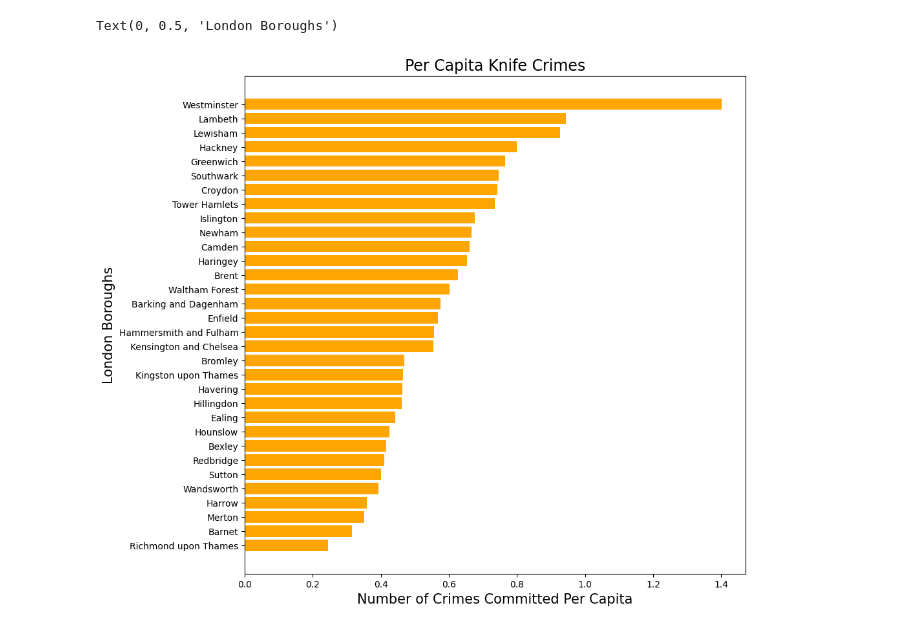
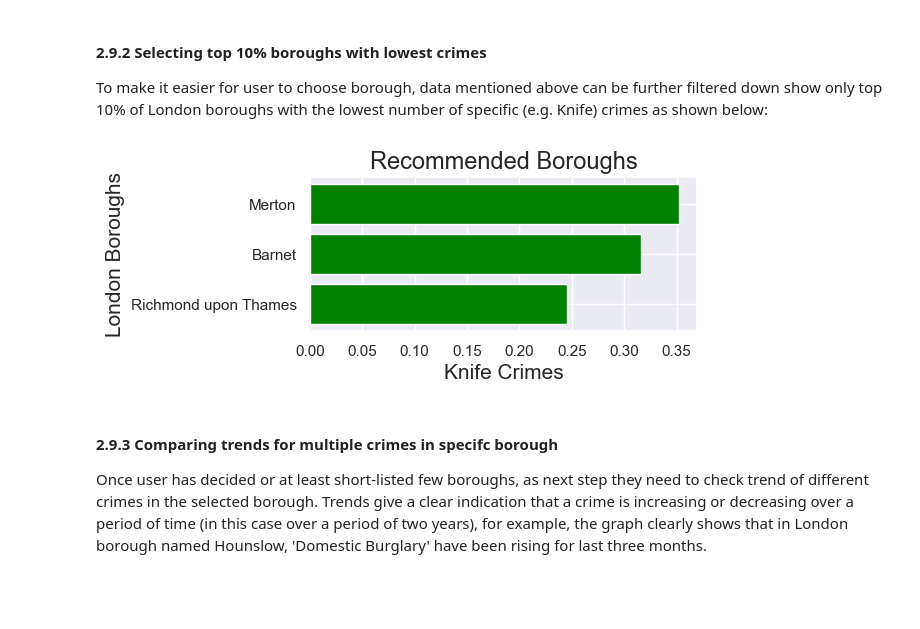
Before and after one commit to aqilzeeshan/python_pandas_matplotseaborn_crimes, a Jupyter notebook: Midterm.ipynb, the cells around one changed output. Cells and saved outputs as stored; diff of their text form; code cells hidden in the pictures; blank space fills up the shorter version.

```diff
--- a/Midterm.ipynb
+++ b/Midterm.ipynb
@@ -129,35 +223,18 @@ Text(0, 0.5, 'London Boroughs')
-# %%
-# create array to
-perCapitaCrime = []
-
-# loop through list of crimes in each borough and population of each borough
-for i in range(0,len(x_axis)):
-    # divide no. of crime by population for each borough
-    perCapitaCrime.append(x_axis[i]/year[i])
-    #print(f"the per capita crime is {per_capita_name[i]}")
-
-# create DataFrame using dictionary with name of boroughs as key and per capita crime as value)
-dfPerCapitaCrime = pd.DataFrame(
-    dict(
-        names = y_axis,
-        crimes = perCapitaCrime
-
-    )
-)
-#Sort DataFrame
-df_sorted = dfPerCapitaCrime.sort_values("crimes")
-plt.figure(figsize = (10,10))
-#Set sorted DataFrame and other parameters to draw bar graph
-plt.barh("names","crimes", data = df_sorted, color = "orange")
-#Set title of graph
-plt.title("Per Capita Knife Crimes", fontsize = 17)
-#Set label for X-axis
-plt.xlabel("Number of Crimes Committed Per Capita", fontsize = 15)
-#Set label of Y-axis
-plt.ylabel('London Boroughs', fontsize = 15)
-# %% [output]
-Text(0, 0.5, 'London Boroughs')
-[figure, removed]
+# %% [markdown]
+#### 2.9.2 Selecting top 10% boroughs with lowest crimes
+
+To make it easier for user to choose borough, data mentioned above can be further filtered down show only top 10% of London boroughs with the lowest number of specific (e.g. Knife) crimes as shown below:
+# %%
+#Top 10% of all London boroughs with lowest knife crime
+df_sorted = getBoroughsForSpecificCrime(specificCrime)
+df_sorted = df_sorted.head(int(len(df_sorted)*(10/100)))
+drawBarGraph(df_sorted,'green',5,2,'Recommended Boroughs','Knife Crimes','London Boroughs')
+# %% [output]
+[figure, added]
+# %% [markdown]
+#### 2.9.3 Comparing trends for multiple crimes in specifc borough
+
+Once user has decided or at least short-listed few boroughs, as next step they need to check trend of different crimes in the selected borough. Trends give a clear indication that a crime is increasing or decreasing over a period of time (in this case over a period of two years), for example, the graph clearly shows that in London borough named Hounslow, 'Domestic Burglary' have been rising for last three months.
 # %%
 #########################################################
 #Show trend of multiple crimes in specific London borough
```
Also changed, not shown: parts of 15 cells of this notebook, 3 other files.
